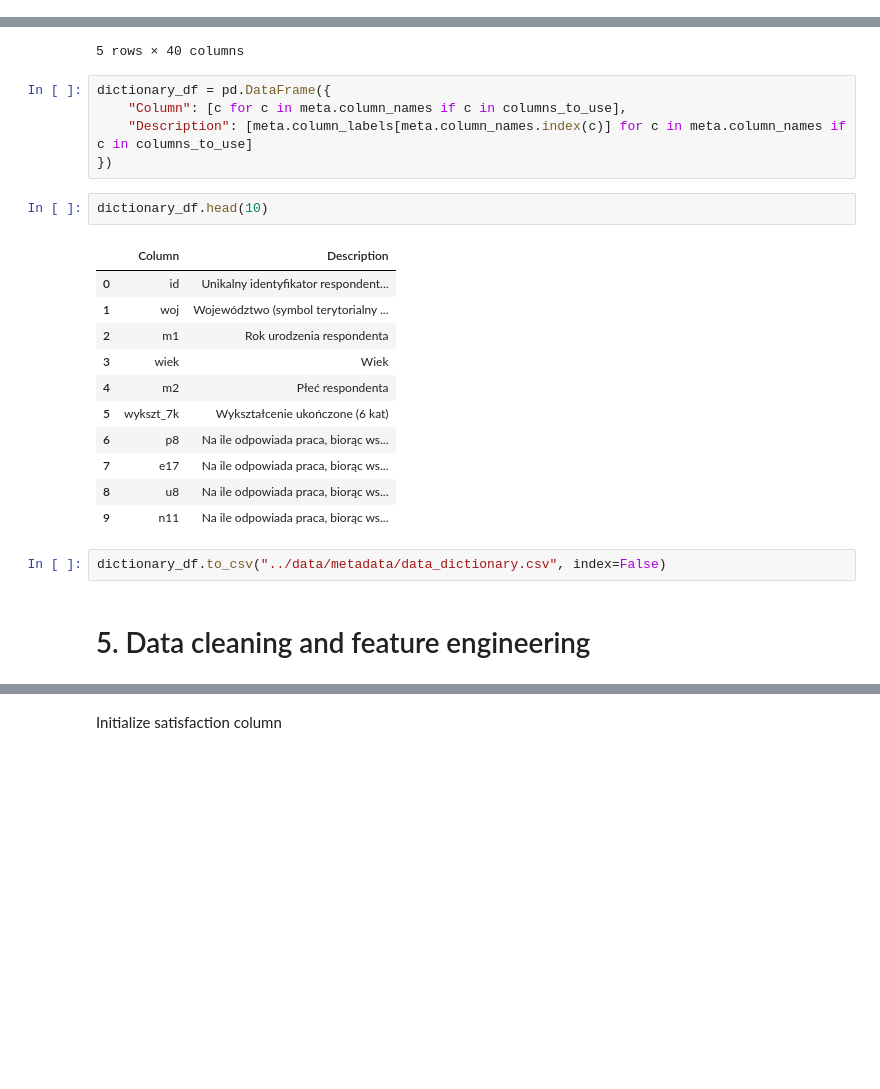
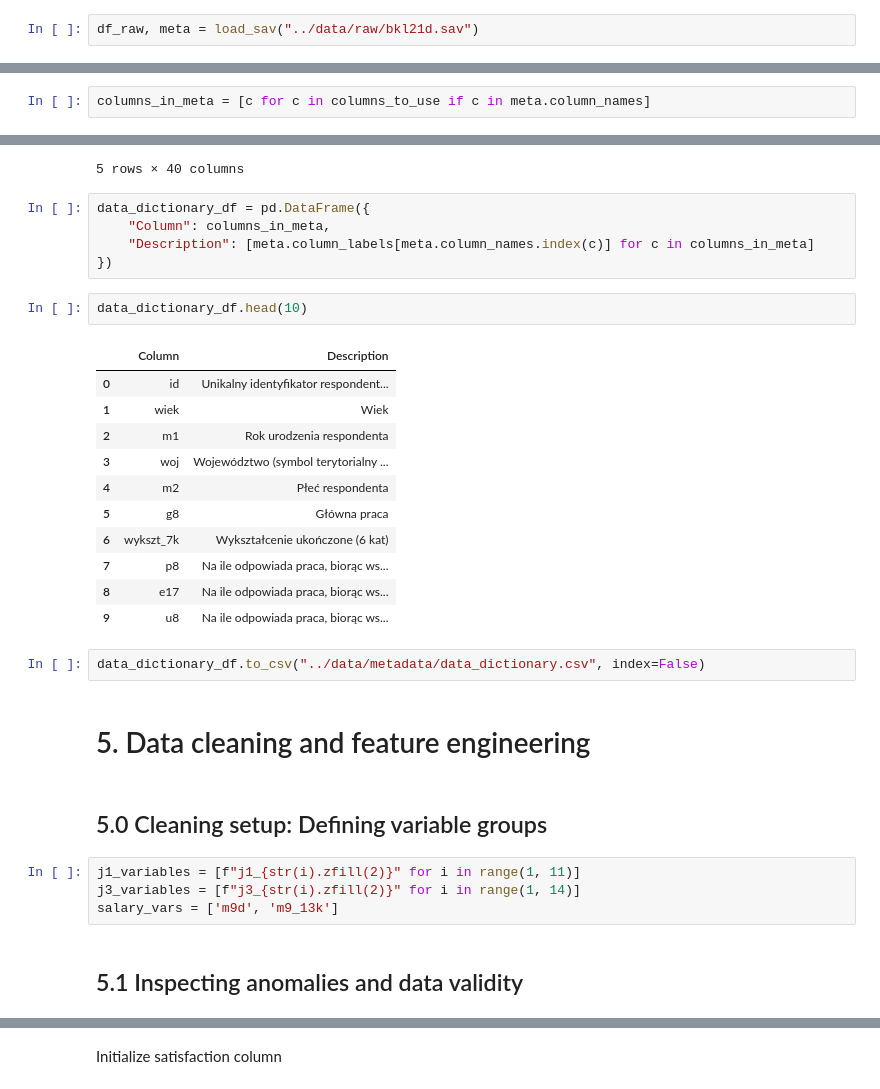
Before and after one commit to MermonGData/job-satisfaction-analysis, a Jupyter notebook: notebooks/01_data_cleaning.ipynb, the cells around one changed output, grey strips where cells are left out. Cells and saved outputs as stored; diff of their text form; blank space fills up the shorter version.

Commit message:
Cleaning notebooks

```diff
--- a/notebooks/01_data_cleaning.ipynb
+++ b/notebooks/01_data_cleaning.ipynb
@@ -48,3 +43,5 @@ else:
+# %%
+df_raw, meta = load_sav("../data/raw/bkl21d.sav")
 # %%
 df_raw.head(5)
 # %% [output]
@@ -90,4 +87,6 @@ columns_to_use = [
     "j3_07", "j3_08", "j3_09", "j3_10", "j3_11", "j3_12", "j3_13", "m9_13k",
     "m9d", "m13", "o1_1", "o1_2", "o1_3", "j1_01"
 ]
+# %%
+columns_in_meta = [c for c in columns_to_use if c in meta.column_names]
 # %%
@@ -103,26 +102,34 @@ df_selected.head(5)
 | 4 | 6594.0 | 24.0 | 1997.0 | 14.0 | 1.0 | 2.0 | 6.0 | NaN | 4.0 | 4.0 | ... | ... |
 5 rows × 40 columns
 # %%
-dictionary_df = pd.DataFrame({
-    "Column": [c for c in meta.column_names if c in columns_to_use],
-    "Description": [meta.column_labels[meta.column_names.index(c)] for c in meta.column_names if c in columns_to_use]
+data_dictionary_df = pd.DataFrame({
+    "Column": columns_in_meta,
+    "Description": [meta.column_labels[meta.column_names.index(c)] for c in columns_in_meta]
 })
 # %%
-dictionary_df.head(10)
+data_dictionary_df.head(10)
 # %% [output]
 |  | Column | Description |
 | 0 | id | Unikalny identyfikator respondent... |
-| 1 | woj | Województwo (symbol terytorialny ... |
+| 1 | wiek | Wiek |
 | 2 | m1 | Rok urodzenia respondenta |
-| 3 | wiek | Wiek |
+| 3 | woj | Województwo (symbol terytorialny ... |
 | 4 | m2 | Płeć respondenta |
-| 5 | wykszt_7k | Wykształcenie ukończone (6 kat) |
-| 6 | p8 | Na ile odpowiada praca, biorąc ws... |
-| 7 | e17 | Na ile odpowiada praca, biorąc ws... |
-| 8 | u8 | Na ile odpowiada praca, biorąc ws... |
-| 9 | n11 | Na ile odpowiada praca, biorąc ws... |
+| 5 | g8 | Główna praca |
+| 6 | wykszt_7k | Wykształcenie ukończone (6 kat) |
+| 7 | p8 | Na ile odpowiada praca, biorąc ws... |
+| 8 | e17 | Na ile odpowiada praca, biorąc ws... |
+| 9 | u8 | Na ile odpowiada praca, biorąc ws... |
 # %%
-dictionary_df.to_csv("../data/metadata/data_dictionary.csv", index=False)
+data_dictionary_df.to_csv("../data/metadata/data_dictionary.csv", index=False)
 # %% [markdown]
 # 5. Data cleaning and feature engineering
+# %% [markdown]
+## 5.0 Cleaning setup: Defining variable groups
+# %%
+j1_variables = [f"j1_{str(i).zfill(2)}" for i in range(1, 11)]
+j3_variables = [f"j3_{str(i).zfill(2)}" for i in range(1, 14)]
+salary_vars = ['m9d', 'm9_13k']
+# %% [markdown]
+## 5.1 Inspecting anomalies and data validity
 # %% [markdown]
```
Also changed, not shown: parts of 72 cells of this notebook, 1 other file.
